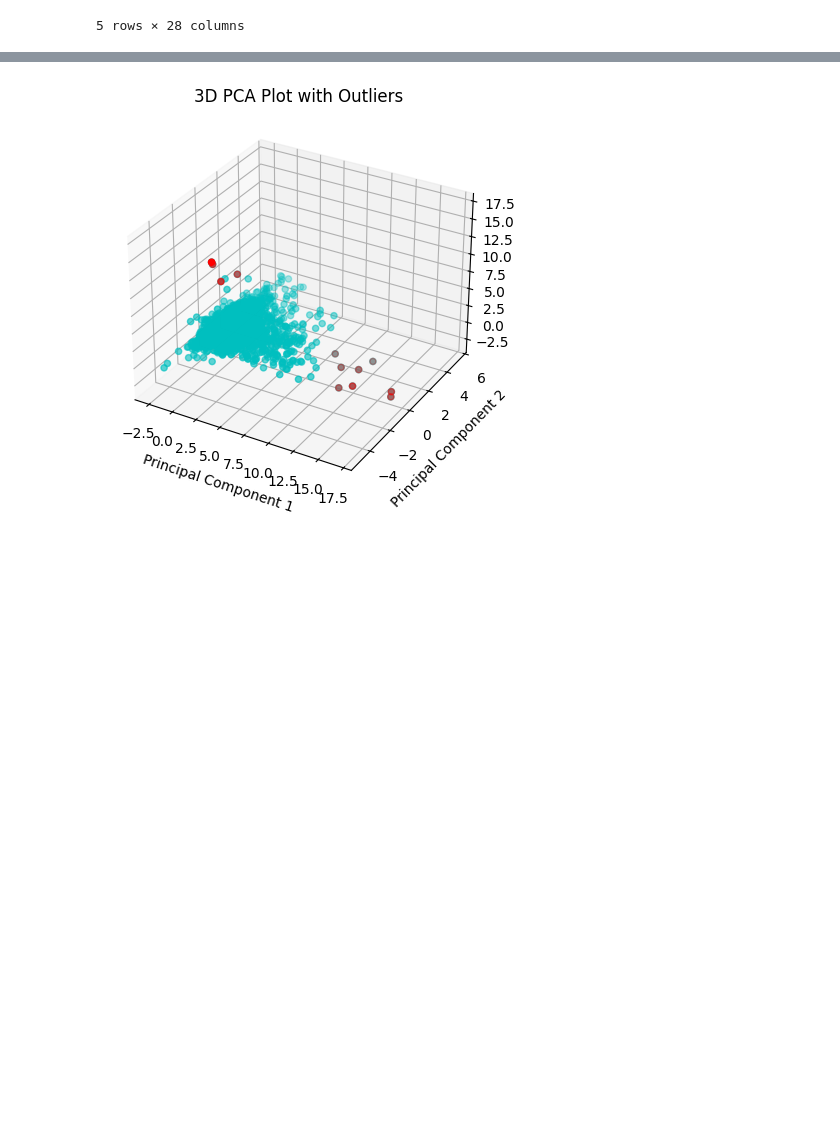
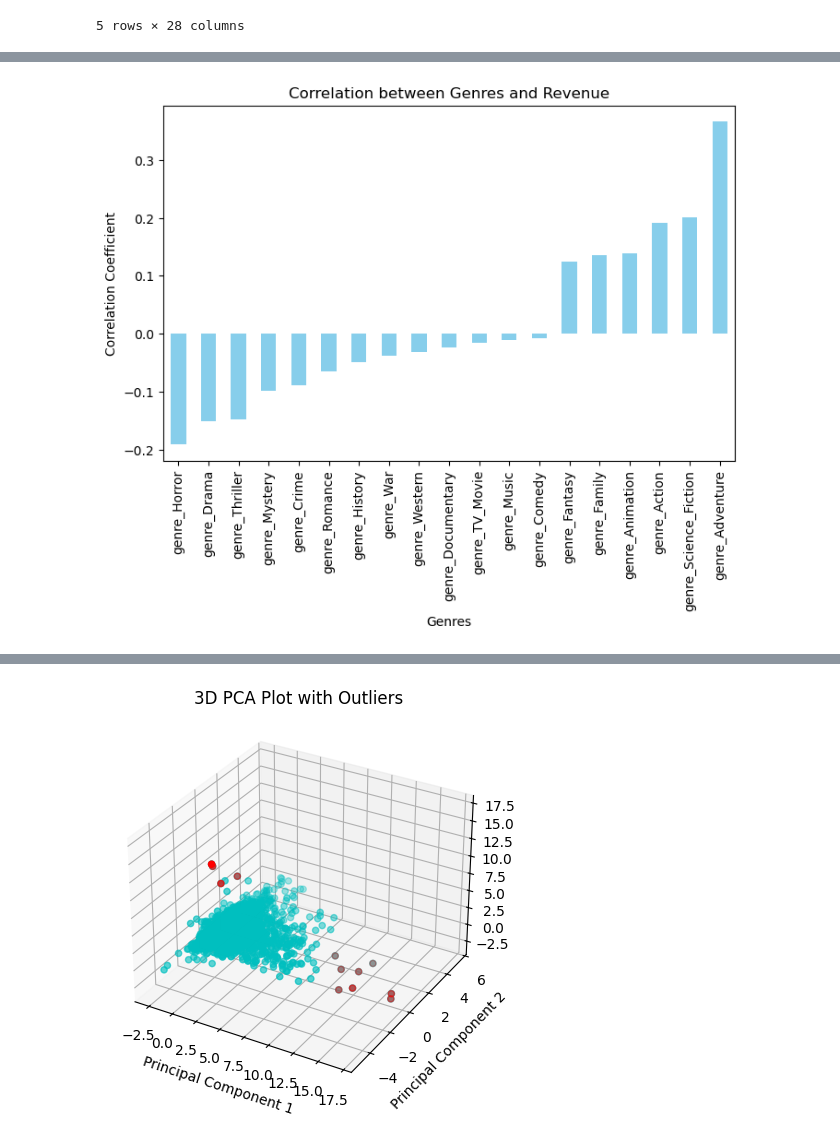
Before and after one commit to minhnhat-nguyen/HCMUS-Movie-Analytics, a Jupyter notebook: notebook/EDA.ipynb, the cells around one changed output, grey strips where cells are left out. Drawn from its saved outputs; the diff is of its cells as text; code cells hidden in the pictures; blank space fills up the shorter version.

```diff
--- a/notebook/EDA.ipynb
+++ b/notebook/EDA.ipynb
@@ -87,3 +88,16 @@ sns.heatmap(numerical_data.corr(method ='pearson')['worldwide'].to_frame(), anno
+# %%
+genre_data = numerical_data[['genre_Action', 'genre_Adventure', 'genre_Animation', 'genre_Comedy', 'genre_Crime', 'genre_Documentary', 'genre_Drama', 'genre_Family', 'genre_Fantasy', 'genre_History', 'genre_Horror', 'genre_Music', 'genre_Mystery', 'genre_Romance', 'genre_Science_Fiction', 'genre_TV_Movie', 'genre_Thriller', 'genre_War', 'genre_Western']]
+
+correlations = genre_data.corrwith(numerical_data['worldwide'])
+
+# Vẽ biểu đồ hệ số tương quan
+correlations.sort_values().plot(kind='bar', figsize=(8, 5), color='skyblue')
+plt.title('Correlation between Genres and Revenue')
+plt.ylabel('Correlation Coefficient')
+plt.xlabel('Genres')
+plt.show()
+# %% [output]
+[figure, added]
 # %%
 from sklearn.decomposition import PCA
 from sklearn.preprocessing import StandardScaler
```
Also changed, not shown: parts of 4 cells of this notebook, 2 other files.
